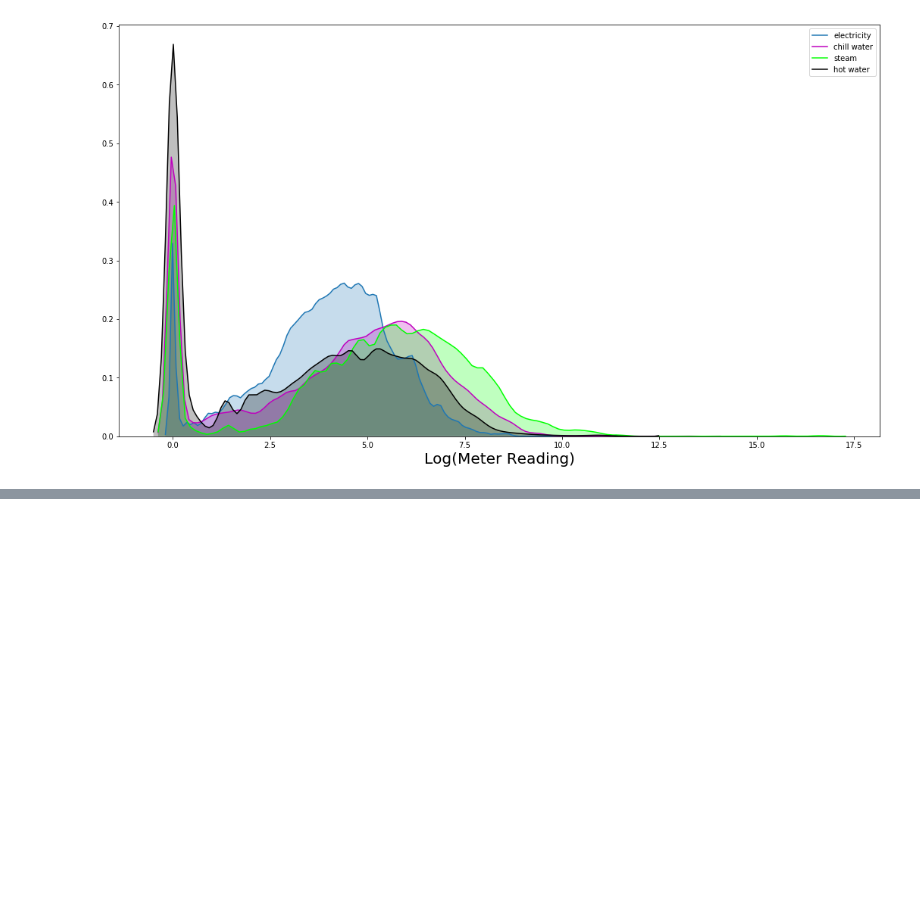
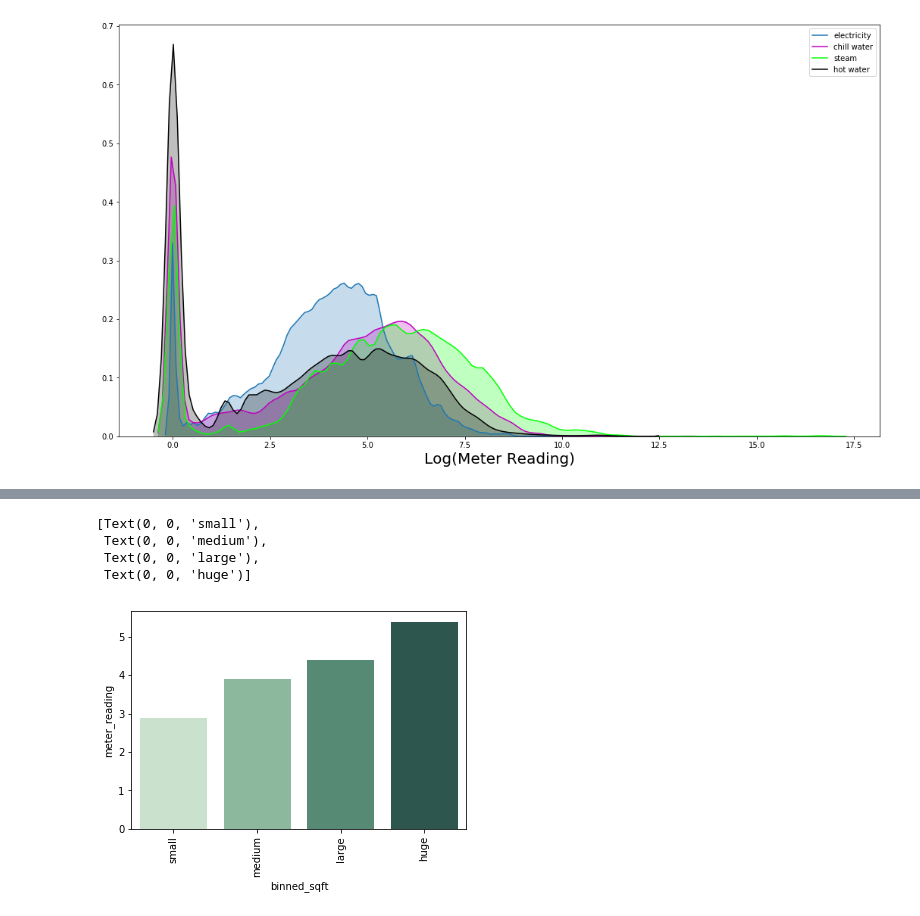
Before and after one commit to Luke-Gray/ASHRAE, a Jupyter notebook: ASHRAE.ipynb, the cells around one changed output, grey strips where cells are left out. Cells and saved outputs as stored; diff of their text form; code cells hidden in the pictures; blank space fills up the shorter version.

```diff
--- a/ASHRAE.ipynb
+++ b/ASHRAE.ipynb
@@ -349,0 +359,16 @@ train.head()
+# %%
+### bin based on square feet to see the difference in meter_reading
+cols = ['square_feet','meter_reading','meter']
+temp_df = train[cols]
+temp_df['binned_sqft'] = pd.qcut(temp_df['square_feet'],4,labels=["small", "medium", "large",'huge'])
+
+temps = pd.DataFrame(temp_df.groupby('binned_sqft')['meter_reading'].agg(np.mean)).reset_index()
+
+sq_binned = sns.barplot(x=temps['binned_sqft'], y = temps['meter_reading'], palette = ("ch:2.5,-.2,dark=.3"))
+sq_binned.set_xticklabels(labels=temps['binned_sqft'], rotation=90)
+# %% [output]
+[Text(0, 0, 'small'),
+ Text(0, 0, 'medium'),
+ Text(0, 0, 'large'),
+ Text(0, 0, 'huge')]
+[figure, added]
```
Also changed, not shown: parts of 9 cells of this notebook.
